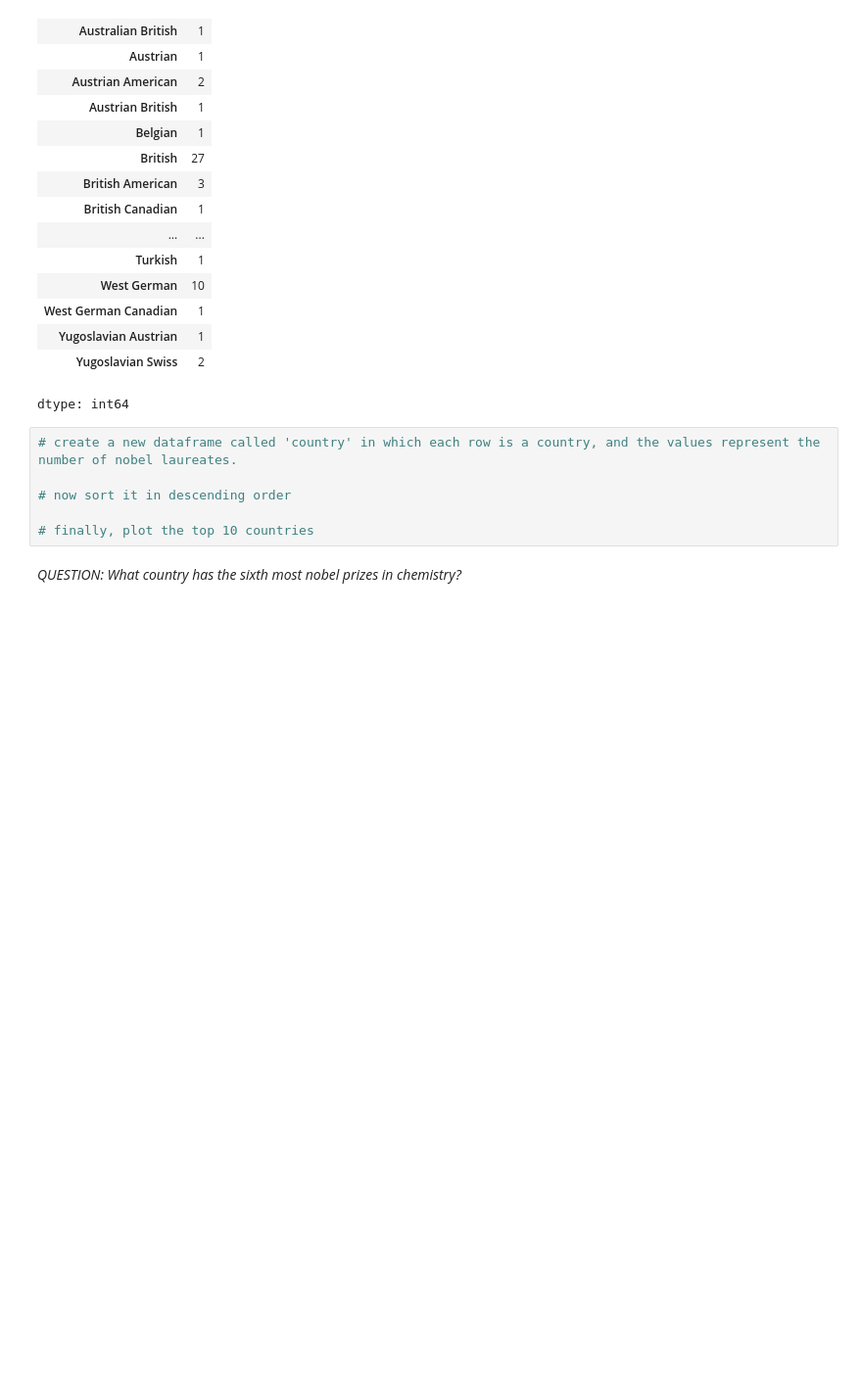
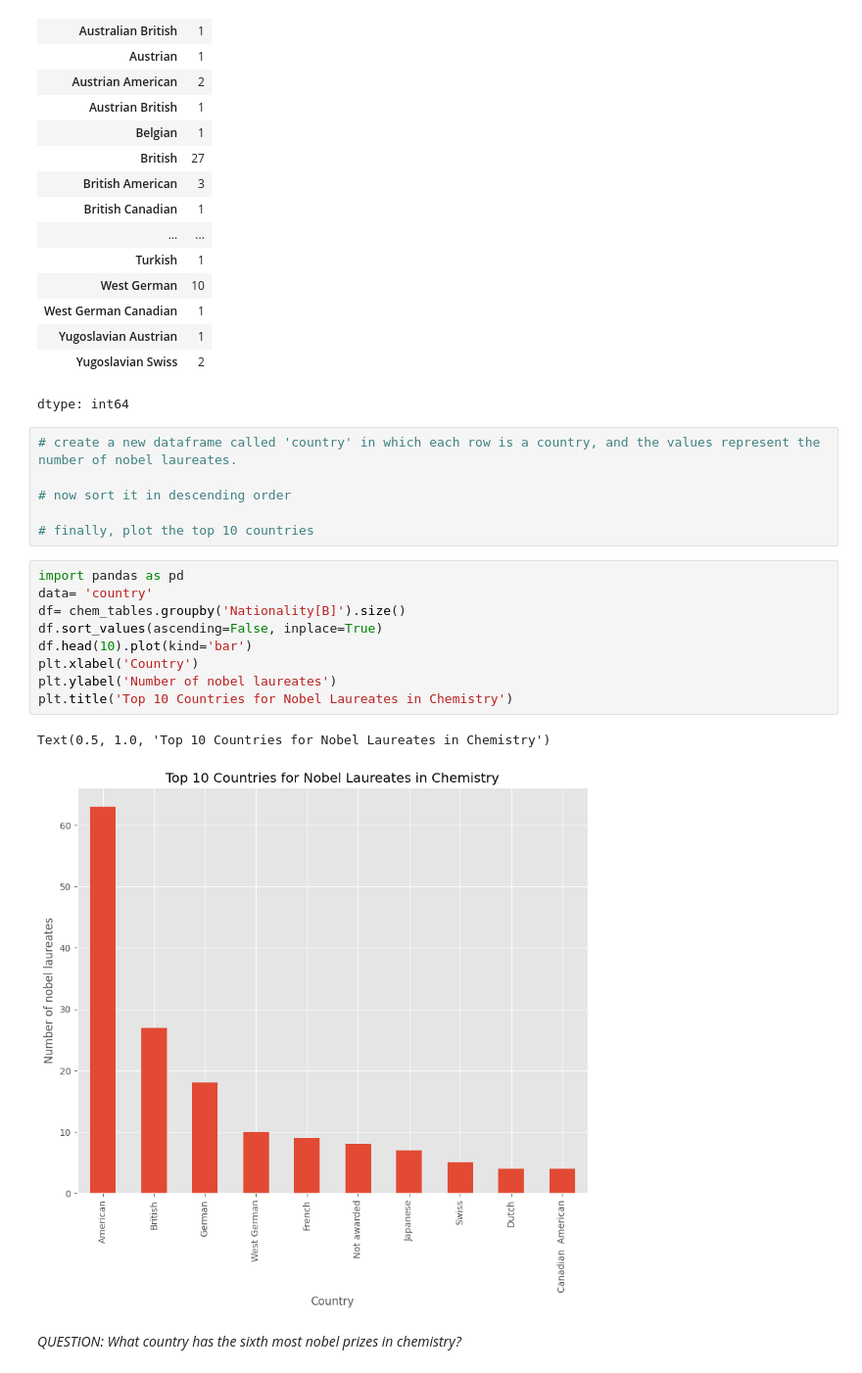
Before and after one commit to Zccarou/QM2, a Jupyter notebook: notebooks/W02. Pandas.ipynb, the cells around one changed output. Shown at 98% size. Cells and saved outputs as stored; diff of their text form; blank space fills up the shorter version.

```diff
--- a/notebooks/W02. Pandas.ipynb
+++ b/notebooks/W02. Pandas.ipynb
@@ -551,5 +551,17 @@ dtype: int64
 # now sort it in descending order
 
 # finally, plot the top 10 countries
+# %%
+import pandas as pd
+data= 'country'
+df= chem_tables.groupby('Nationality[B]').size()
+df.sort_values(ascending=False, inplace=True)
+df.head(10).plot(kind='bar')
+plt.xlabel('Country')
+plt.ylabel('Number of nobel laureates')
+plt.title('Top 10 Countries for Nobel Laureates in Chemistry')
+# %% [output]
+Text(0.5, 1.0, 'Top 10 Countries for Nobel Laureates in Chemistry')
+[figure, added]
 # %% [markdown]
 *QUESTION: What country has the sixth most nobel prizes in chemistry?*
```
